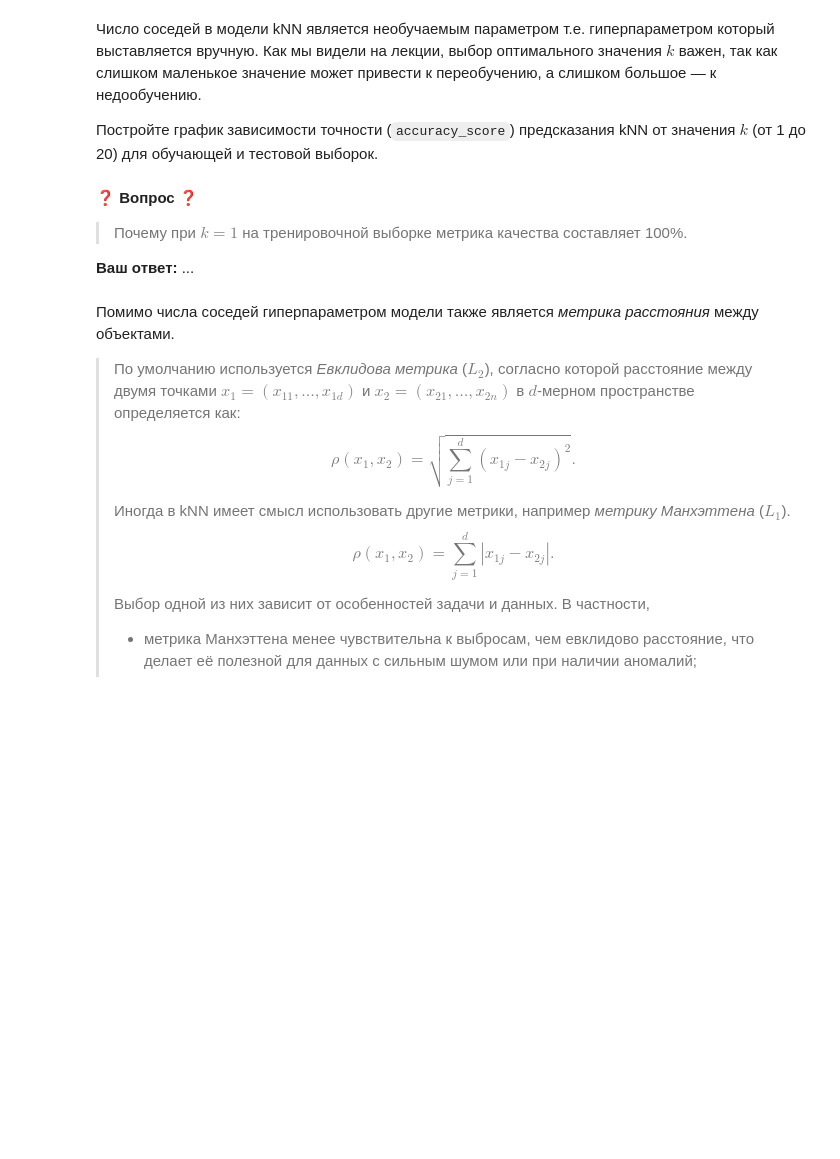
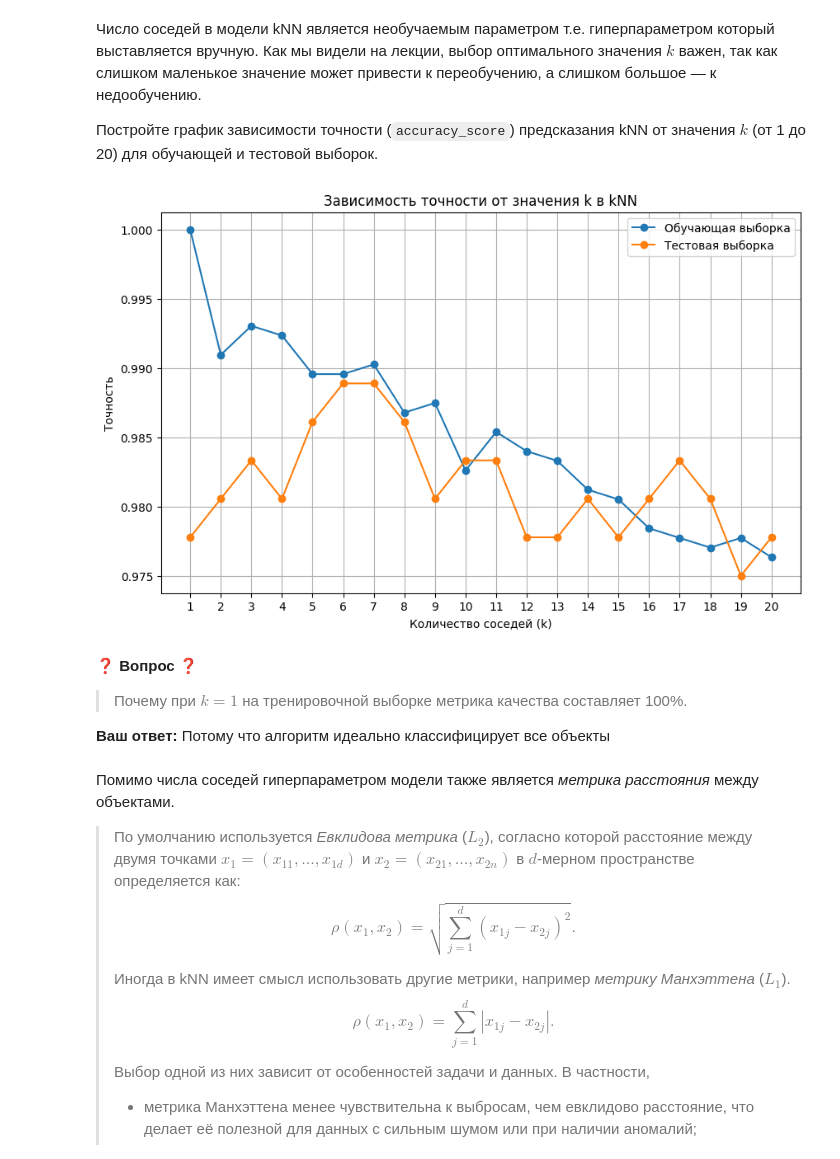
Before and after one commit to Crookedd/py3, a Jupyter notebook: 7.1 kNN.ipynb, the cells around one changed output. Cells and saved outputs as stored; diff of their text form; code cells hidden in the pictures; blank space fills up the shorter version.

```diff
--- a/7.1 kNN.ipynb
+++ b/7.1 kNN.ipynb
@@ -9,3 +15,8 @@
+# %%
+digits = load_digits()
+X, y = digits.data, digits.target
+
+X_train, X_test, y_train, y_test = train_test_split(X, y, test_size=0.2, random_state=42)
 # %% [markdown]
 Число соседей в модели kNN является необучаемым параметром т.е. гиперпараметром который выставляется вручную. Как мы видели на лекции, выбор оптимального значения $k$ важен, так как слишком маленькое значение может привести к переобучению, а слишком большое — к недообучению.
 
@@ -15,3 +24,33 @@
+# %%
+train_accuracies = []
+test_accuracies = []
+
+k_values = range(1, 21)
+for k in k_values:
+    knn = KNeighborsClassifier(n_neighbors=k)
+    knn.fit(X_train, y_train)
+
+    train_pred = knn.predict(X_train)
+    test_pred = knn.predict(X_test)
+
+    train_accuracy = accuracy_score(y_train, train_pred)
+    test_accuracy = accuracy_score(y_test, test_pred)
+
+    train_accuracies.append(train_accuracy)
+    test_accuracies.append(test_accuracy)
+
+plt.figure(figsize=(10, 6))
+plt.plot(k_values, train_accuracies, label='Обучающая выборка', marker='o')
+plt.plot(k_values, test_accuracies, label='Тестовая выборка', marker='o')
+plt.title('Зависимость точности от значения k в kNN')
+plt.xlabel('Количество соседей (k)')
+plt.ylabel('Точность')
+plt.xticks(k_values)
+plt.grid()
+plt.legend()
+plt.show()
+# %% [output]
+[figure, added]
 # %% [markdown]
 <!-- Внимание! Здесь находится специальная отметка. Ее нельзя удалять! Ответы на вопросы / выводы для предыдущего пункта(ов) пиши в ячейках выше! -->
 <!-- fe9171a6e245a953987df27f018c61c2 -->
@@ -19,7 +58,7 @@
 
 > Почему при $k = 1$ на тренировочной выборке метрика качества составляет 100%.
 
-**Ваш ответ:** ...
+**Ваш ответ:**  Потому что алгоритм идеально классифицирует все объекты
 # %% [markdown]
 <!-- Внимание! Здесь находится специальная отметка. Ее нельзя удалять! Ответы на вопросы / выводы для предыдущего пункта(ов) пиши в ячейках выше! -->
 <!-- cdb15caec1719ca7ba80d25b716879ca -->
```
Also changed, not shown: parts of 30 cells of this notebook, 3 other files.
